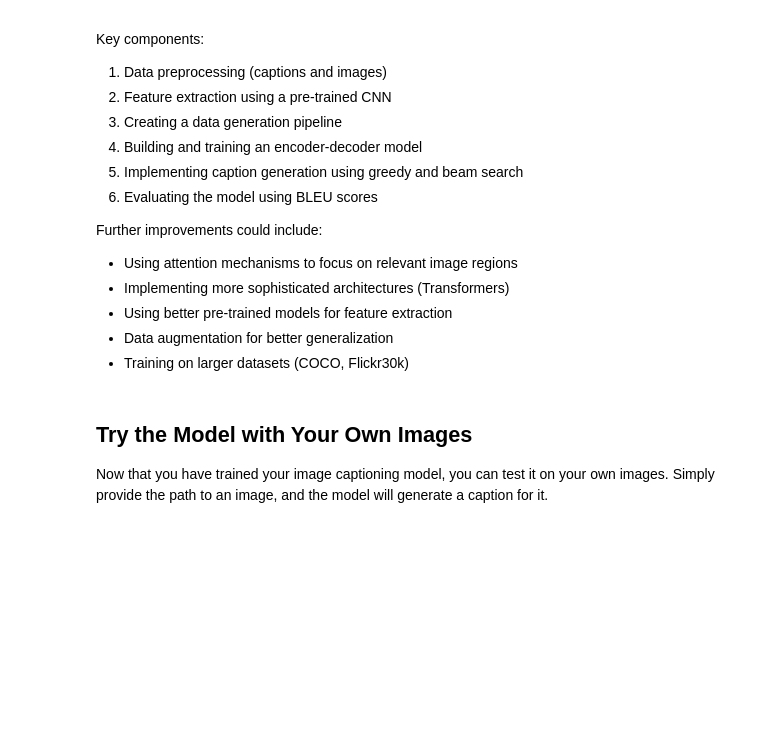
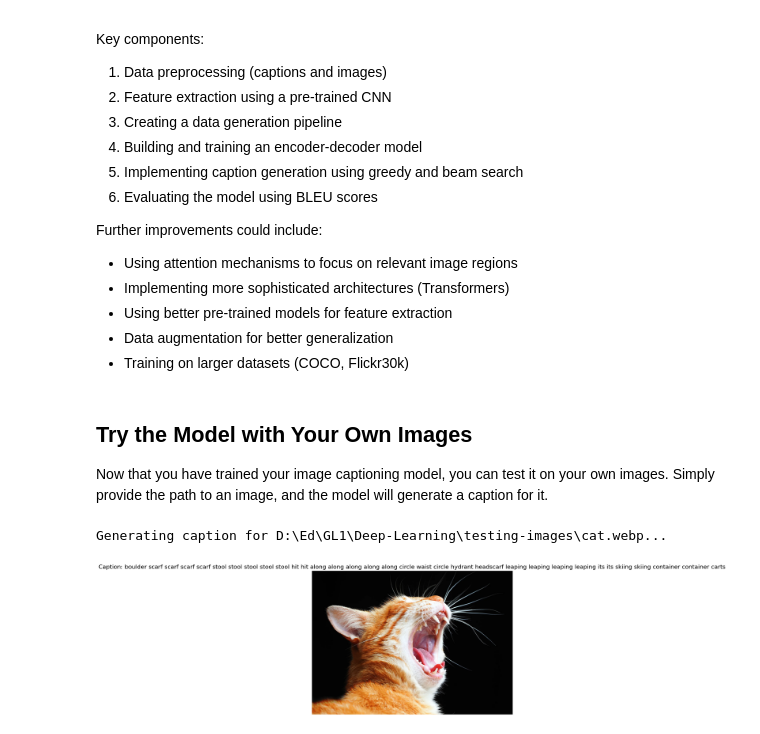
Before and after one commit to mohamedlandolsi/image-captioning, a Jupyter notebook: image_captioning.ipynb, the cells around one changed output. Saved outputs shown, nothing was run; the diff lists cells and outputs as text; code cells hidden in the pictures; blank space fills up the shorter version.

```diff
--- a/image_captioning.ipynb
+++ b/image_captioning.ipynb
@@ -845,18 +978,23 @@ Now we'll compile and train the model. We'll use:
 - ModelCheckpoint to save the best model
 - EarlyStopping to prevent overfitting
 # %%
-# Define learning rate scheduler
-def lr_schedule(epoch):
-    initial_lr = 0.001
-    if epoch >= 10:
-        return initial_lr / 5.0
-    if epoch >= 20:
-        return initial_lr / 10.0
-    return initial_lr
+if not skip_training and 'model' in locals() and model is not None:
+    def lr_schedule(epoch):
+        initial_lr = 0.001
+        if epoch >= 10:
+            return initial_lr / 5.0
+        if epoch >= 20:
+            return initial_lr / 10.0
+        return initial_lr
 
-# Compile the model
-model.compile(
-    loss='categorical_crossentropy',
-    optimizer=tf.keras.optimizers.Adam(learning_rate=0.001),
-    metrics=['accuracy']
-)
+    print("Compiling the model...")
+    model.compile(
+        loss='categorical_crossentropy',
+        optimizer=tf.keras.optimizers.Adam(learning_rate=0.001),
+        metrics=['accuracy']
+    )
+    print("Model compiled.")
+elif skip_training:
+    print("Skipping model compilation as training is skipped.")
+else:
+    print("Skipping model compilation as model is not defined.")
@@ -1456,31 +1576,30 @@ def try_with_image(image_path):
 # try_with_image('D:\Ed\GL1\Deep-Learning\testing-images\cat.webp')
 # %%
 # Try the model with your own image
-# Fix the path format by ensuring proper backslashes
-image_path = "D:\Ed\GL1\Deep-Learning\testing-images\cat.webp"
+image_path = "D:\\Ed\\GL1\\Deep-Learning\\testing-images\\cat.webp"
 try_with_image(image_path)
 
-# If you want to try with a directory of images, you can use this helper function:
 def caption_directory_images(directory_path):
     """Generate captions for all images in a directory"""
     if not os.path.isdir(directory_path):
         print(f"Error: {directory_path} is not a valid directory")
         return
 
-    # List image files with common extensions
     image_extensions = ['.jpg', '.jpeg', '.png', '.webp', '.bmp', '.gif']
     image_files = []
     for ext in image_extensions:
         image_files.extend(glob.glob(os.path.join(directory_path, f"*{ext}")))
         image_files.extend(glob.glob(os.path.join(directory_path, f"*{ext.upper()}")))
 
     print(f"Found {len(image_files)} images in directory")
 
-    # Caption each image
     for img_path in image_files:
         print(f"\nProcessing {os.path.basename(img_path)}")
         try_with_image(img_path)
 
 # Uncomment to caption all images in a directory
-# import glob  # Make sure to import glob at the top of your notebook
-# caption_directory_images("D:\Ed\GL1\Deep-Learning\testing-images")
+# import glob
+# caption_directory_images("D:\\Ed\\GL1\\Deep-Learning\\testing-images")
+# %% [output]
+Generating caption for D:\Ed\GL1\Deep-Learning\testing-images\cat.webp...
+[figure, added]
```
Also changed, not shown: parts of 24 cells of this notebook.
